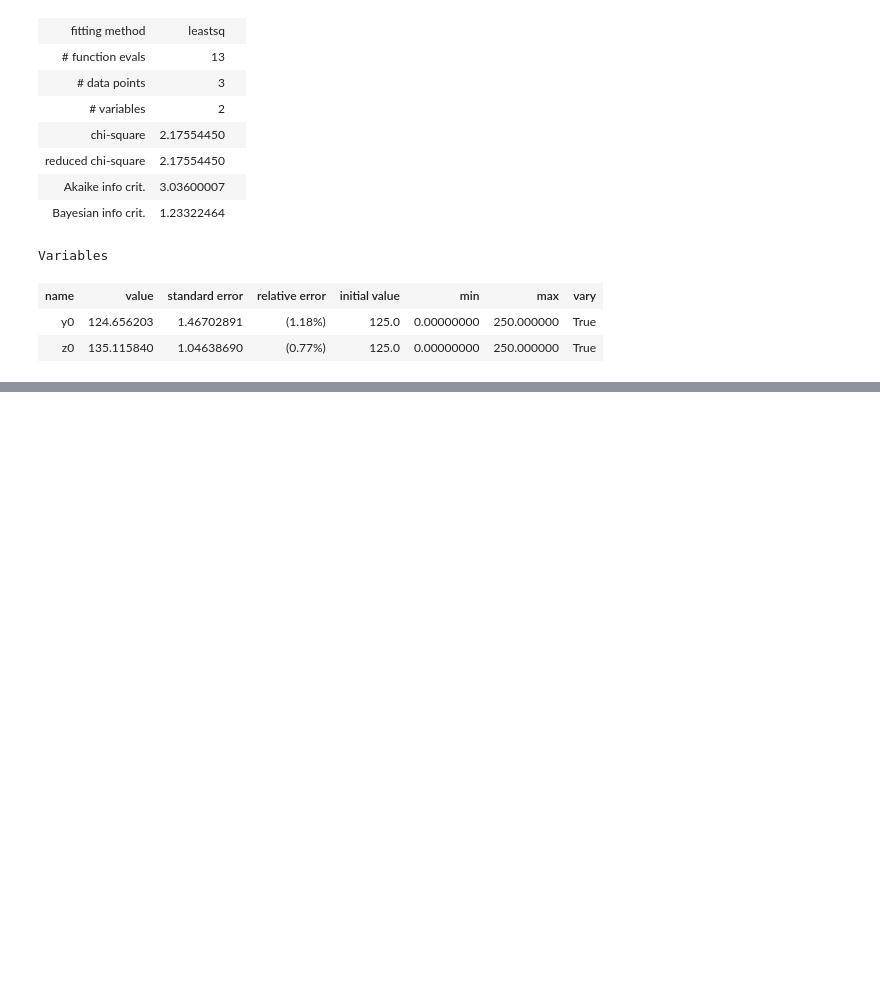
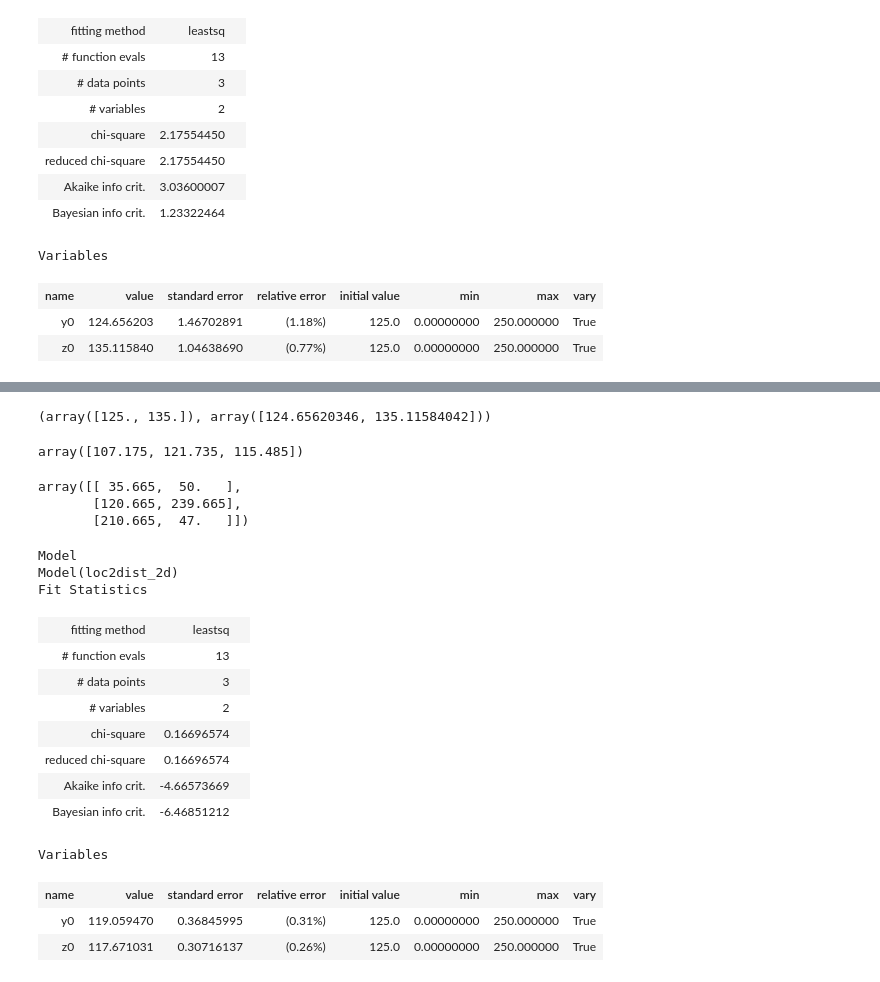
Before and after one commit to ckampa13/hallprobecalib, a Jupyter notebook: scripts/triangulation/06-06-2021_Triangulation_Testing.ipynb, the cells around one changed output, grey strips where cells are left out. Saved outputs shown, nothing was run; the diff lists cells and outputs as text; code cells hidden in the pictures; blank space fills up the shorter version.

Commit message:
Added measurements for Hall probe location.

```diff
--- a/scripts/triangulation/06-06-2021_Triangulation_Testing.ipynb
+++ b/scripts/triangulation/06-06-2021_Triangulation_Testing.ipynb
@@ -883,0 +891,61 @@ fig.savefig('NMR_loc_2.png', transparent=False)
+# %%
+nmr_tape_est, nmr_best_fit
+# %% [output]
+(array([125., 135.]), array([124.65620346, 135.11584042]))
+# %%
+spacer_diameter = 19.33 # mm, measured with micrometer
+y_offset = 25 # mm, width of 80/2, tape measure
+#spacers = np.array([
+# all station units mm
+stations = np.array([
+    [51. + spacer_diameter/2 - y_offset, 50.],
+    [136. + spacer_diameter/2 - y_offset, 230. + spacer_diameter/2],
+    [226. + spacer_diameter/2 - y_offset, 47.]
+    #[222. + spacer_diameter/2 - y_offset, 47.] # correction from tape
+    #[223. + spacer_diameter/2 - y_offset, 47.] # correction from tape
+])
+
+meas_dists = np.array([97.51, 112.07, 105.82]) + spacer_diameter/2 # mm, measured with micrometer
+
+# nmr_tape_est = np.array([125., 135.]) # maybe 135.5
+# nmr_tape_est = np.array([125., 135.5]) # maybe 135.5
+
+x0_hall = 30.60 # mm
+x_offset_hall = 4.0 # mm
+
+x_hall = x0_hall + x_offset_hall
+# %%
+meas_dists
+# %% [output]
+array([107.175, 121.735, 115.485])
+# %%
+stations
+# %% [output]
+array([[ 35.665,  50.   ],
+       [120.665, 239.665],
+       [210.665,  47.   ]])
+# %%
+model = lm.Model(loc2dist_2d, independent_vars=['stations'])
+params = lm.Parameters()
+params.add('y0', value=125., vary=True, min=0, max=250.)
+params.add('z0', value=125., vary=True, min=0, max=250.)
+result = model.fit(meas_dists, stations=stations, params=params)
+hall_best_fit = np.array([result.params[f'{i}0'].value for i in ['y', 'z']])
+# %%
+result
+# %% [output]
+Model
+Model(loc2dist_2d)
+Fit Statistics
+| fitting method | leastsq |  |
+| # function evals | 13 |  |
+| # data points | 3 |  |
+| # variables | 2 |  |
+| chi-square | 0.16696574 |  |
+| reduced chi-square | 0.16696574 |  |
+| Akaike info crit. | -4.66573669 |  |
+| Bayesian info crit. | -6.46851212 |  |
+Variables
+| name | value | standard error | relative error | initial value | min | max | vary |
+| y0 | 119.059470 | 0.36845995 | (0.31%) | 125.0 | 0.00000000 | 250.000000 | True |
+| z0 | 117.671031 | 0.30716137 | (0.26%) | 125.0 | 0.00000000 | 250.000000 | True |
```
Also changed, not shown: parts of 3 cells of this notebook, 3 other files.
